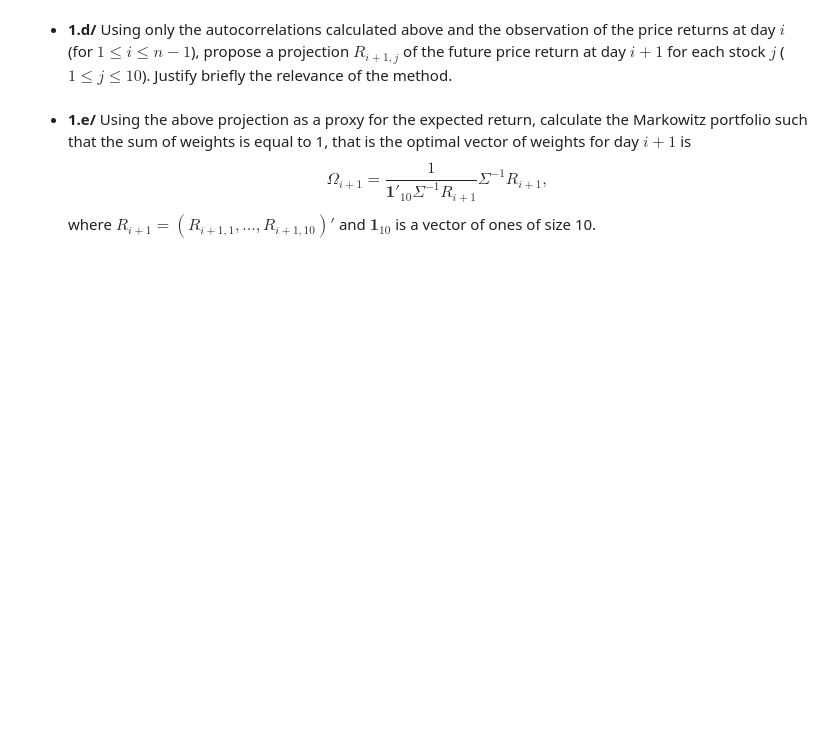
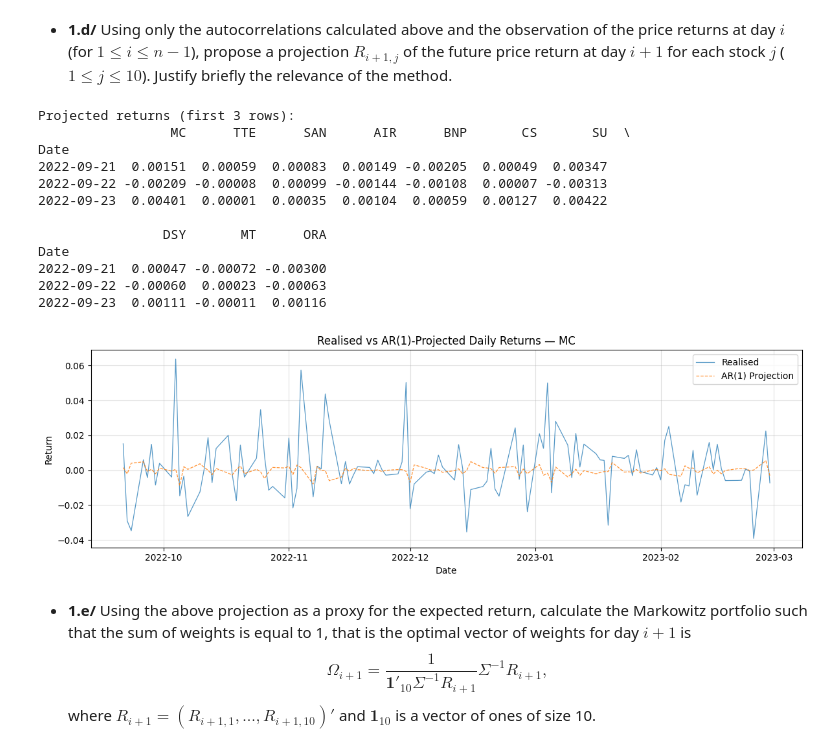
Before and after one commit to RaynorEtienn/NumericalProcessingOfFinancialData, a Jupyter notebook: Projects/Project_1/main.ipynb, the cells around one changed output. Saved outputs shown, nothing was run; the diff lists cells and outputs as text; code cells hidden in the pictures; blank space fills up the shorter version.

```diff
--- a/Projects/Project_1/main.ipynb
+++ b/Projects/Project_1/main.ipynb
@@ -101,5 +272,59 @@ plt.show()
 # %% [markdown]
 * **1.d/** Using only the autocorrelations calculated above and the observation of the price returns at day $i$ (for $1\leq i\leq n-1$), propose a projection $R_{i+1,j}$ of the future price return at day $i+1$ for each stock $j$ ($1\leq j\leq 10$). Justify briefly the relevance of the method.
+# %%
+# 1.d — AR(1) projection: R̂_{i+1, j} = ρ_j · R_{i, j}
+#
+# Justification: under a zero-mean AR(1) model,  R_{i+1} = ρ · R_i + ε_{i+1},
+# the best linear one-step-ahead forecast given R_i is  E[R_{i+1} | R_i] = ρ · R_i.
+# The autocorrelation ρ_j is the only linear link between consecutive returns,
+# so even though it may be small, it represents the maximum extractable
+# linear signal from a single lag.
+
+rho = autocorr.values   # shape (10,)
+
+# For day index k in daily_returns (0-based):
+#   observed_returns.iloc[k] corresponds to day k
+#   the projection targets day k+1 (i.e. daily_returns.index[k+1])
+observed_returns  = daily_returns.iloc[:-1]             # days 0 … n-3
+projected_values  = observed_returns.values * rho       # broadcast ρ along columns
+
+projected_returns_df = pd.DataFrame(
+    projected_values,
+    index=daily_returns.index[1:],   # prediction target dates: day 1 … day n-2
+    columns=SELECTED_TICKERS,
+)
+
+print("Projected returns (first 3 rows):")
+print(projected_returns_df.round(5).head(3))
+
+# Visual check: realised vs AR(1) projection for one example stock
+ticker_example = "MC"
+fig, ax = plt.subplots(figsize=(12, 4))
+ax.plot(daily_returns.index[1:], daily_returns.loc[daily_returns.index[1:], ticker_example],
+        label="Realised", alpha=0.75, linewidth=0.9)
+ax.plot(projected_returns_df.index, projected_returns_df[ticker_example],
+        label="AR(1) Projection", alpha=0.85, linewidth=0.9, linestyle="--")
+ax.set_title(f"Realised vs AR(1)-Projected Daily Returns — {ticker_example}")
+ax.set_xlabel("Date")
+ax.set_ylabel("Return")
+ax.legend()
+ax.grid(True, alpha=0.4)
+plt.tight_layout()
+plt.show()
+# %% [output]
+Projected returns (first 3 rows):
+                 MC      TTE      SAN      AIR      BNP       CS       SU  \
+Date
+2022-09-21  0.00151  0.00059  0.00083  0.00149 -0.00205  0.00049  0.00347
+2022-09-22 -0.00209 -0.00008  0.00099 -0.00144 -0.00108  0.00007 -0.00313
+2022-09-23  0.00401  0.00001  0.00035  0.00104  0.00059  0.00127  0.00422
+
+                DSY       MT      ORA
+Date
+2022-09-21  0.00047 -0.00072 -0.00300
+2022-09-22 -0.00060  0.00023 -0.00063
+2022-09-23  0.00111 -0.00011  0.00116
+[figure, added]
 # %% [markdown]
 * **1.e/** Using the above projection as a proxy for the expected return, calculate the Markowitz portfolio such that the sum of weights is equal to 1, that is the optimal vector of weights for day $i+1$ is
 $$\Omega_{i+1}=\frac{1}{\mathbf{1}'_{10}\Sigma^{-1}R_{i+1}}\Sigma^{-1}R_{i+1},$$
```
Also changed, not shown: parts of 14 cells of this notebook, 1 other file.
